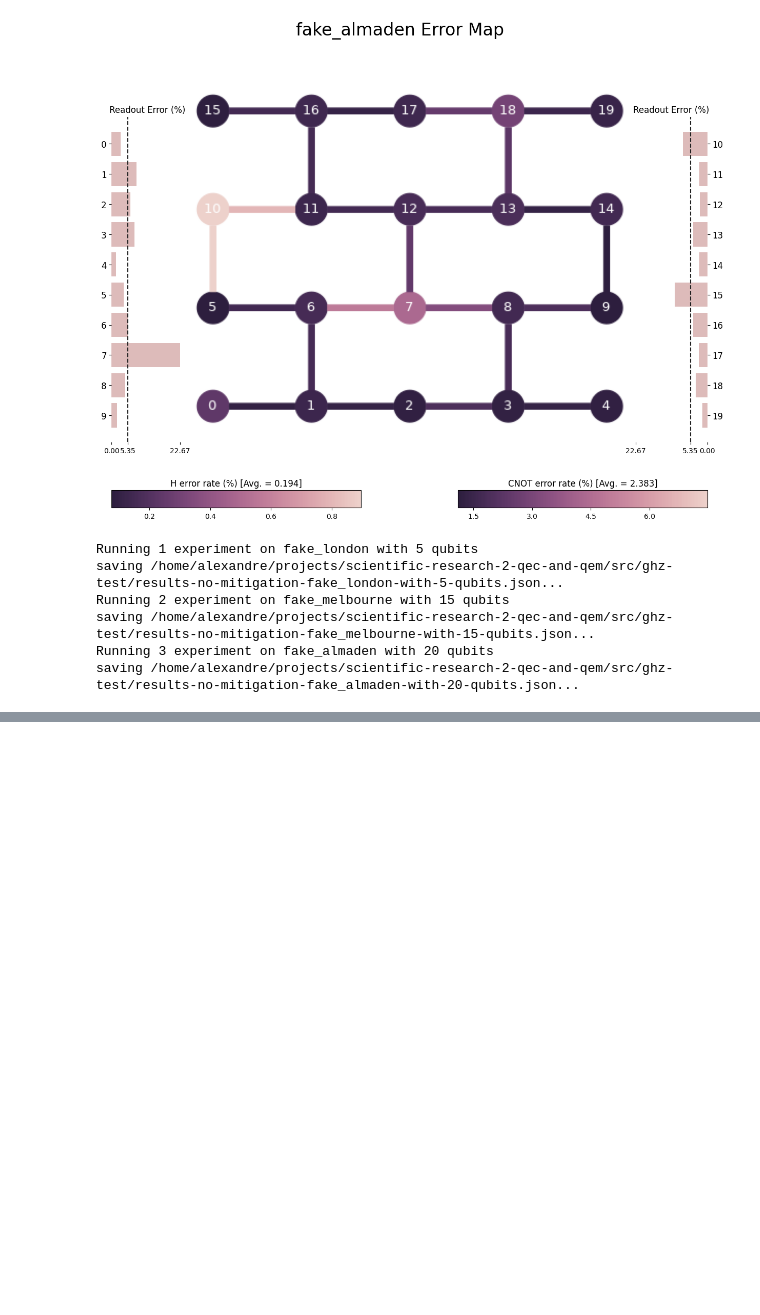
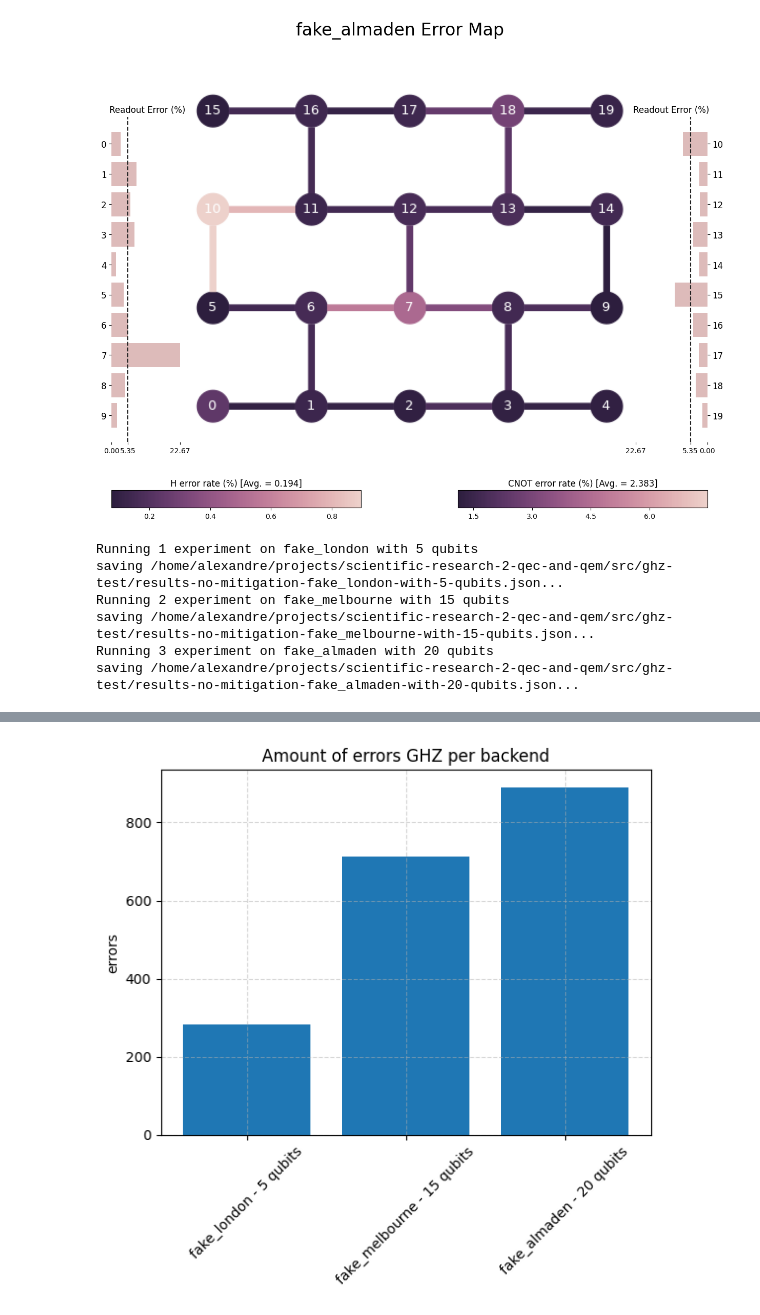
Before and after one commit to Dpbm/scientific-research-2-qec-and-qem, a Jupyter notebook: src/ghz.ipynb, the cells around one changed output, grey strips where cells are left out. Saved outputs shown, nothing was run; the diff lists cells and outputs as text; code cells hidden in the pictures; blank space fills up the shorter version.

```diff
--- a/src/ghz.ipynb
+++ b/src/ghz.ipynb
@@ -91,8 +92,8 @@ def amount_of_errors_ghz(results):
             errors['wrong'] += total
     return errors
 # %%
-def get_counts(circuit, baceknd):
-    pm = generate_preset_pass_manager(optimization_level=0, backend=baceknd)
+def get_counts(circuit, baceknd, opt=0):
+    pm = generate_preset_pass_manager(optimization_level=opt, backend=baceknd)
     sampler = AERSamplerV2(options={"backend_options":{'method':'statevector','device':'GPU'}}).from_backend(backend)
 
     isa_qc = pm.run(circuit)
@@ -109,6 +110,8 @@ backends = [
     _15_qubits,
     _20_qubits
 ]
+# %%
+get_result_path = lambda n_qubits, backend_name: generate_full_file_path(OUTPUT_PATH, f"results-no-mitigation-{backend_name}-with-{n_qubits}-qubits.json")
 # %%
 experiments_results = []
 for index, (circuit, backend) in enumerate(zip(ghz_circuits, backends)):
@@ -117,7 +120,7 @@ for index, (circuit, backend) in enumerate(zip(ghz_circuits, backends)):
 
     print(f"Running {index+1} experiment on {backend_name} with {n_qubits} qubits")
     results = get_counts(circuit,backend)
-    export_data_json(results, generate_full_file_path(OUTPUT_PATH, f"results-no-mitigation-{backend_name}-with-{n_qubits}-qubits.json"))
+    export_data_json(results, get_result_path(n_qubits, backend_name))
     experiments_results.append(results)
 # %% [output]
 Running 1 experiment on fake_london with 5 qubits
@@ -128,0 +134,16 @@ saving /home/alexandre/projects/scientific-research-2-qec-and-qem/src/ghz-test/r
+# %%
+amount_of_errors = pd.DataFrame(columns=['label', 'errors'])
+
+for i,backend in enumerate(backends):
+    backend_name = backend.name
+    n_qubits = backend.num_qubits
+
+    file_path = get_result_path(n_qubits, backend_name)
+    data = import_json_data(file_path)
+    errors = amount_of_errors_ghz(data)
+    print(errors)
+
+    label = f'{backend_name} - {n_qubits} qubits'
+    amount_of_errors.loc[i] = {'label':label, 'errors':errors['wrong']}
+
+    export_data_json(errors, generate_full_file_path(OUTPUT_PATH, f"amount-of-errors-no-mitigation-{backend_name}-with-{n_qubits}-qubits.json"))
@@ -128,0 +160,11 @@ saving /home/alexandre/projects/scientific-research-2-qec-and-qem/src/ghz-test/r
+# %%
+fig, ax = plt.subplots()
+ax.bar(x="label", height="errors", data=amount_of_errors)
+ax.grid(linestyle="--",alpha=0.5,zorder=1)
+ax.set_title("Amount of errors GHZ per backend")
+ax.set_ylabel("errors")
+ax.tick_params(axis='x', rotation=45)
+plt.savefig(generate_full_file_path(OUTPUT_PATH, "amount-of-errors-no-mitigation-fackbackends-ghz.png"), bbox_inches='tight')
+plt.show()
+# %% [output]
+[figure, added]
```
Also changed, not shown: parts of 7 cells of this notebook, 12 other files.
